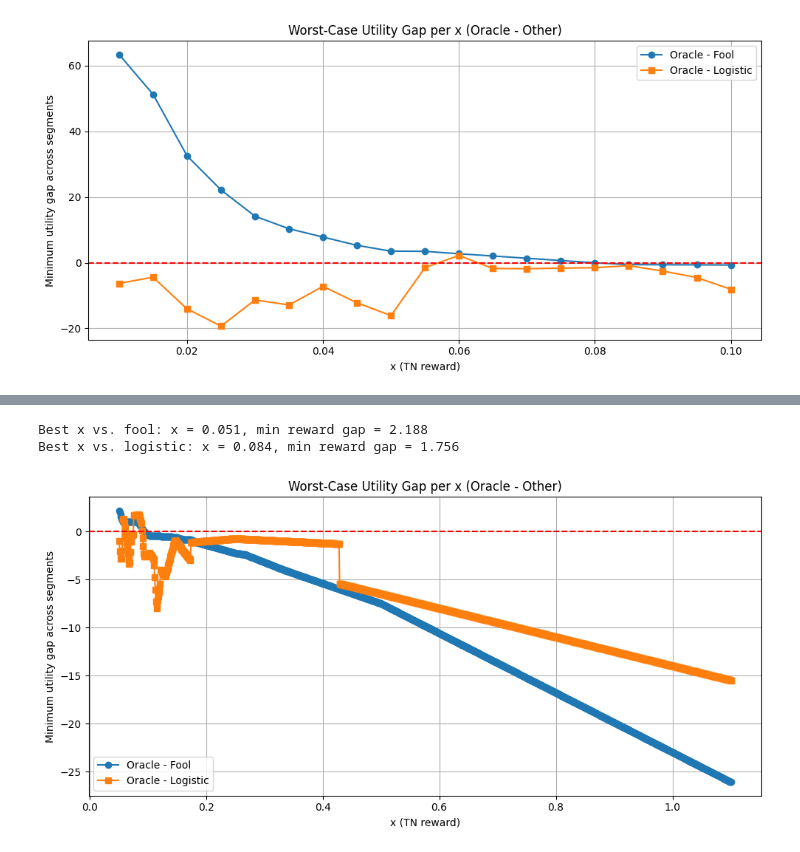
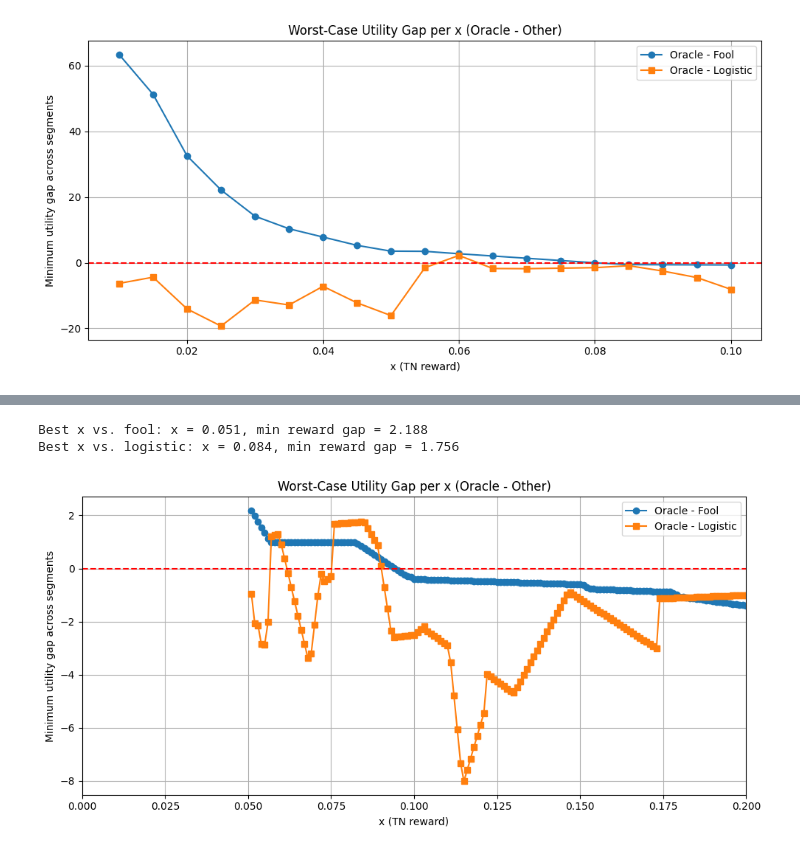
Before and after one commit to manpreetsingh227/MSc-project, a Jupyter notebook: notebooks/EDA.ipynb, the cells around one changed output, grey strips where cells are left out. Drawn from its saved outputs; the diff is of its cells as text; code cells hidden in the pictures.

```diff
--- a/notebooks/EDA.ipynb
+++ b/notebooks/EDA.ipynb
@@ -2212,7 +2186,7 @@ def evaluate_x_values_parallel(
     # Flatten and return DataFrame
     return pd.DataFrame([row for segment in all_results for row in segment])
 # %%
-x_values = np.arange(0.051, 1.1, 0.001)
+x_values = np.arange(0.051, 0.2, 0.001)
 #x_values = np.arange(0.1, 10, 0.2)
 results_df = evaluate_x_values_parallel(final_segments, x_values, n_jobs=4)
 # %% [output]
@@ -2243,31 +2217,32 @@ filtered = pivot
 # Compute worst-case (minimum) gap across segments for each x
 worst_case_gap_fool = filtered.groupby('x')['gap_oracle_fool'].min()
 worst_case_gap_logistic = filtered.groupby('x')['gap_oracle_logistic'].min()
 
 # Find best x for each strategy
 best_x_fool = worst_case_gap_fool.idxmax()
 best_gap_fool = worst_case_gap_fool.max()
 
 best_x_logistic = worst_case_gap_logistic.idxmax()
 best_gap_logistic = worst_case_gap_logistic.max()
 
 # Print summary
 print(f"Best x vs. fool: x = {best_x_fool:.3f}, min reward gap = {best_gap_fool:.3f}")
 print(f"Best x vs. logistic: x = {best_x_logistic:.3f}, min reward gap = {best_gap_logistic:.3f}")
 
 # Plot both gaps
 plt.figure(figsize=(10, 5))
 plt.plot(worst_case_gap_fool, marker='o', label='Oracle - Fool')
 plt.plot(worst_case_gap_logistic, marker='s', label='Oracle - Logistic')
 plt.axhline(0, color='red', linestyle='--')
 plt.title("Worst-Case Utility Gap per x (Oracle - Other)")
+plt.xlim((0,0.2))
 plt.xlabel("x (TN reward)")
 plt.ylabel("Minimum utility gap across segments")
 plt.legend()
 plt.grid(True)
 plt.tight_layout()
 plt.show()
 # %% [output]
 Best x vs. fool: x = 0.051, min reward gap = 2.188
 Best x vs. logistic: x = 0.084, min reward gap = 1.756
-[figure, old version]
+[figure, new version]
```
Also changed, not shown: parts of 5 cells of this notebook.
